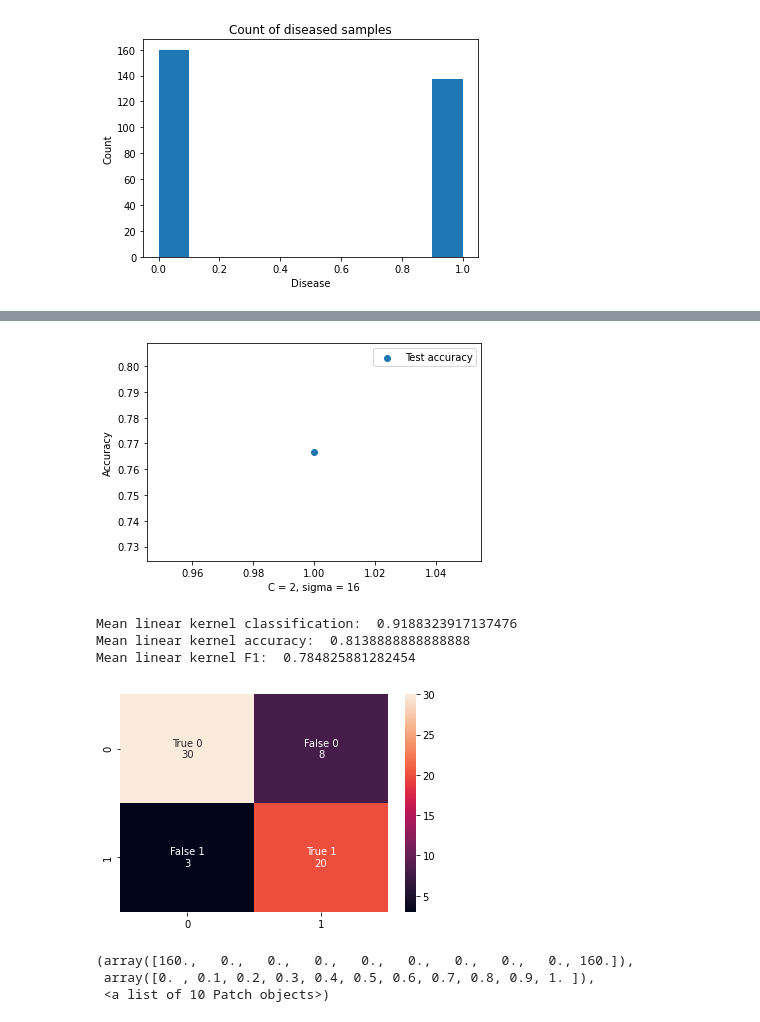
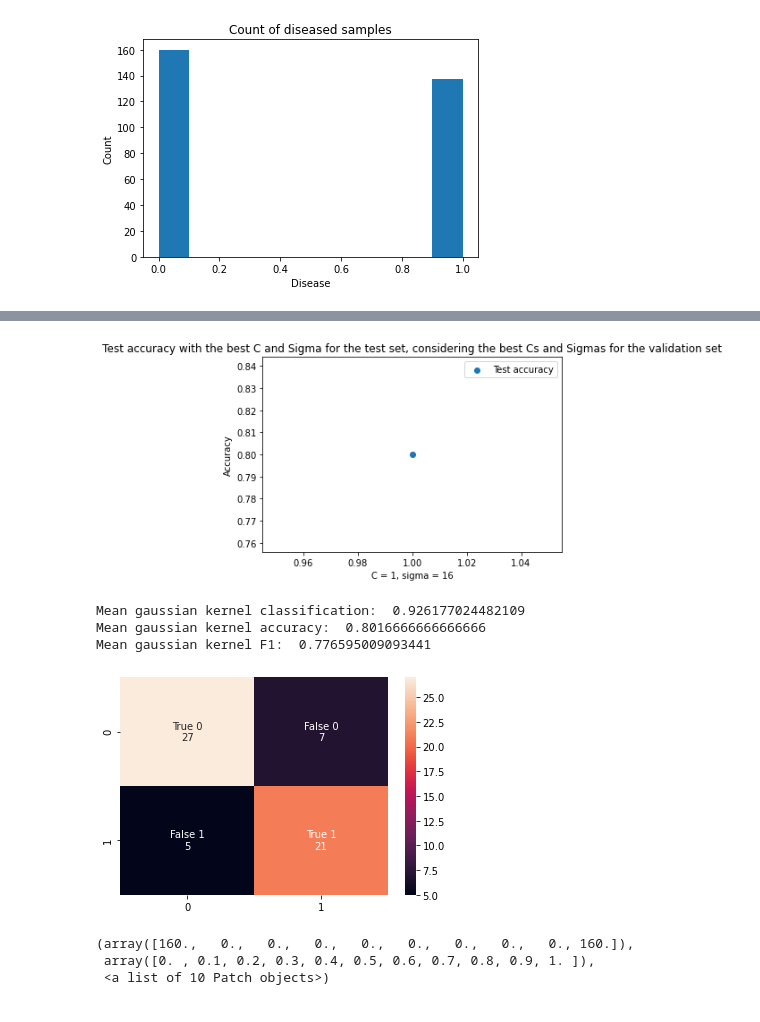
Before and after one commit to joaogomes18/Machine-Learning, a Jupyter notebook: 1stAssignment/SVMwithTrainingValidationTest.ipynb, the cells around one changed output, grey strips where cells are left out. Drawn from its saved outputs; the diff is of its cells as text; code cells hidden in the pictures.

```diff
--- a/1stAssignment/SVMwithTrainingValidationTest.ipynb
+++ b/1stAssignment/SVMwithTrainingValidationTest.ipynb
@@ -264,7 +264,7 @@ for x in range(30):
         accuracy_gaussian = metrics.accuracy_score(y_binary_test, prediction_gaussian)
         f1_score = metrics.f1_score(y_binary_test, prediction_gaussian)
 
-        cm_test_gaussian = confusion_matrix(prediction_gaussian, y_binary_test)
+        cm_test = confusion_matrix(prediction_gaussian, y_binary_test)
 
         score_total_gaussian.append(classifier_score)
         accuracy_total_gaussian.append(accuracy_gaussian)
@@ -354,11 +397,12 @@ plt.show()
 # %%
-plt.scatter(1,accuracy_gaussian)
+plt.scatter(Best_C_gaussian,accuracy_gaussian)
 plt.ylabel("Accuracy")
 plt.xlabel("C = " + str(Best_C_gaussian) + ", sigma = " + str(Best_Sigma_gaussian))
 plt.legend(["Test accuracy"])
+plt.title("Test accuracy with the best C and Sigma for the test set, considering the best Cs and Sigmas for the validation set")
 plt.show()
 # %% [output]
-[figure, old version]
+[figure, new version]
 # %%
 cm_gaussian = np.array([np.around(np.mean(tn_total_gaussian), 0), np.around(np.mean(fn_total_gaussian), 0), np.around(np.mean(fp_total_gaussian), 0), np.around(np.mean(tp_total_gaussian), 0)])
 
@@ -368,14 +412,14 @@ labels = [f"{v1}\n{v2}" for v1,v2 in zip(group_names,group_counts)]
 labels = np.asarray(labels).reshape(2,2)
 sns.heatmap(cm_gaussian.reshape(2,2), annot=labels, fmt="")
 
-print("Mean linear kernel classification: ", np.mean(score_total_gaussian))
-print("Mean linear kernel accuracy: ", np.mean(accuracy_total_gaussian))
-print("Mean linear kernel F1: ", np.mean(f1_score_total_gaussian))
+print("Mean gaussian kernel classification: ", np.mean(score_total_gaussian))
+print("Mean gaussian kernel accuracy: ", np.mean(accuracy_total_gaussian))
+print("Mean gaussian kernel F1: ", np.mean(f1_score_total_gaussian))
 # %% [output]
-Mean linear kernel classification:  0.9188323917137476
-Mean linear kernel accuracy:  0.8138888888888888
-Mean linear kernel F1:  0.784825881282454
+Mean gaussian kernel classification:  0.926177024482109
+Mean gaussian kernel accuracy:  0.8016666666666666
+Mean gaussian kernel F1:  0.776595009093441
-[figure, old version]
+[figure, new version]
 # %%
 ros = RandomOverSampler()
 X_binary, y_binary = ros.fit_sample(X_binary, y_binary)
```
Also changed, not shown: parts of 17 cells of this notebook.
